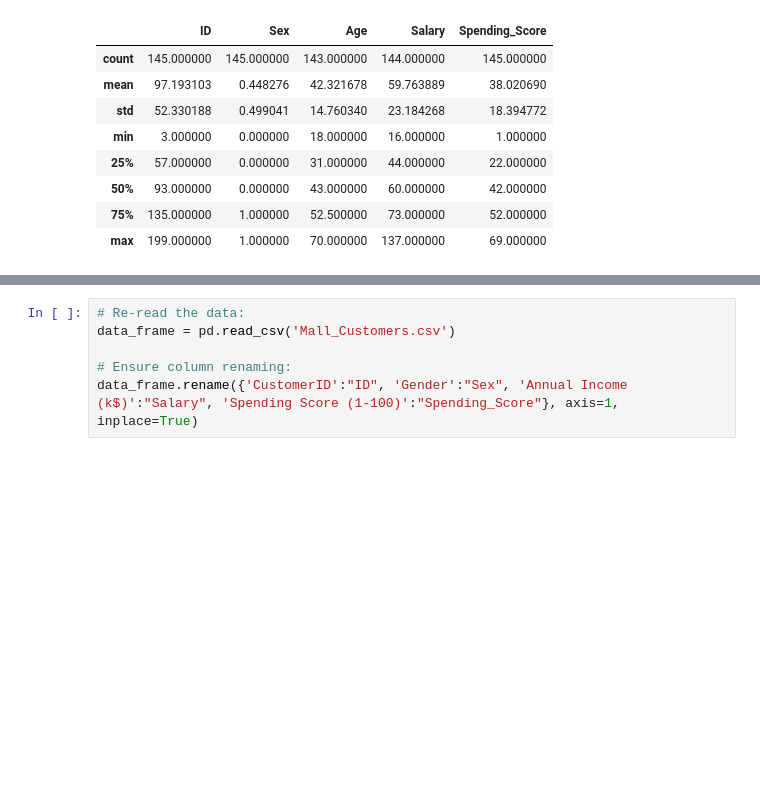
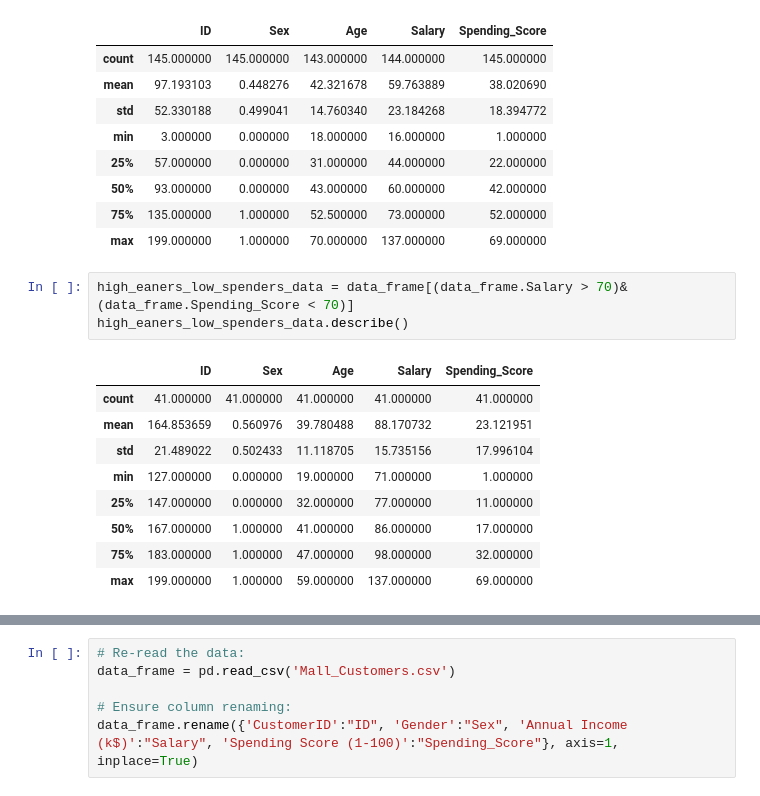
Before and after one commit to edmthinula/IIT_ML_tut, a Jupyter notebook: week1/tut1.ipynb, the cells around one changed output, grey strips where cells are left out. Drawn from its saved outputs; the diff is of its cells as text; blank space fills up the shorter version.

```diff
--- a/tut1.ipynb
+++ b/week1/tut1.ipynb
@@ -246,3 +248,16 @@ low_spenders_data.describe()
 | 50% | 93.000000 | 0.000000 | 43.000000 | 60.000000 | 42.000000 |
 | 75% | 135.000000 | 1.000000 | 52.500000 | 73.000000 | 52.000000 |
 | max | 199.000000 | 1.000000 | 70.000000 | 137.000000 | 69.000000 |
+# %%
+high_eaners_low_spenders_data = data_frame[(data_frame.Salary > 70)&(data_frame.Spending_Score < 70)]
+high_eaners_low_spenders_data.describe()
+# %% [output]
+|  | ID | Sex | Age | Salary | Spending_Score |
+| count | 41.000000 | 41.000000 | 41.000000 | 41.000000 | 41.000000 |
+| mean | 164.853659 | 0.560976 | 39.780488 | 88.170732 | 23.121951 |
+| std | 21.489022 | 0.502433 | 11.118705 | 15.735156 | 17.996104 |
+| min | 127.000000 | 0.000000 | 19.000000 | 71.000000 | 1.000000 |
+| 25% | 147.000000 | 0.000000 | 32.000000 | 77.000000 | 11.000000 |
+| 50% | 167.000000 | 1.000000 | 41.000000 | 86.000000 | 17.000000 |
+| 75% | 183.000000 | 1.000000 | 47.000000 | 98.000000 | 32.000000 |
+| max | 199.000000 | 1.000000 | 59.000000 | 137.000000 | 69.000000 |
```
Also changed, not shown: parts of 7 cells of this notebook, 6 other files.
